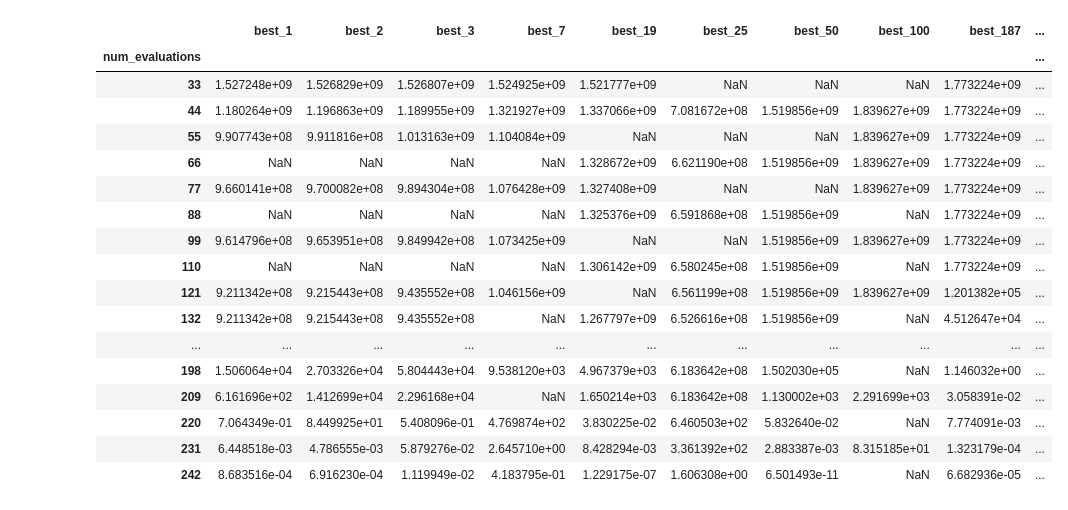
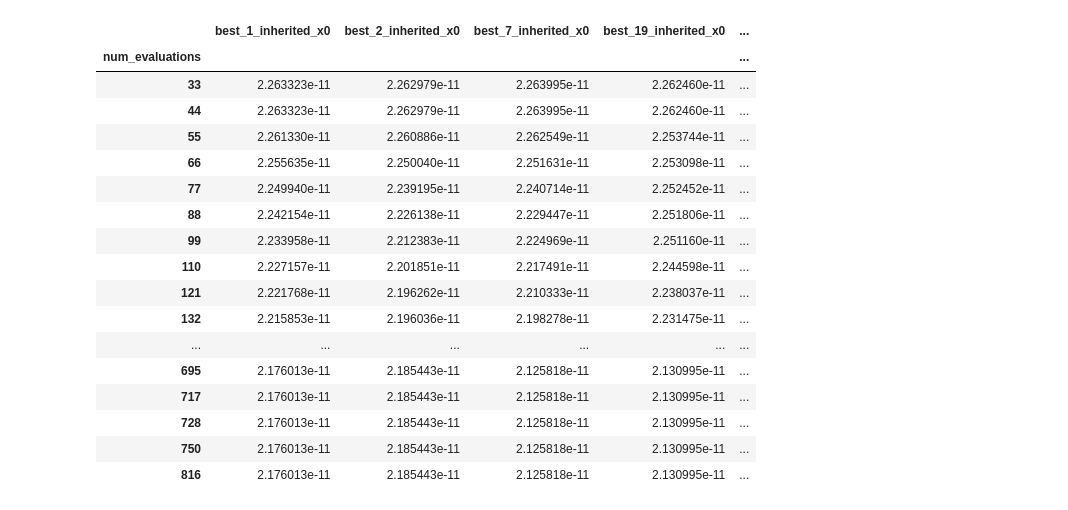
Before and after one commit to mbienkowsk/cmabfgs-research, a Jupyter notebook: experiments/quad_convergence/exploration.ipynb, the cells around one changed output. Drawn from its saved outputs; the diff is of its cells as text; code cells hidden in the pictures.

Commit message:
chore: update exploration notebook for quad conv

```diff
--- a/experiments/quad_convergence/exploration.ipynb
+++ b/experiments/quad_convergence/exploration.ipynb
@@ -3,26 +3,26 @@ import pandas as pd
 import numpy as np
 import matplotlib.pyplot as plt
 # %%
-RESULTS = "/home/maksym/studia/praca-inzynierska/thesis-2/experiments/quad_convergence/results/d10/bfgs_d10.parquet"
-df = pd.read_parquet(RESULTS)
-dfs = [d for _, d in df.groupby("run_id")]
-df.head(20)
+RESULTS = "/home/maksym/studia/praca-inzynierska/thesis-2/experiments/quad_convergence/results/d10/agg/bfgs_inherited_x0.parquet"
+# RESULTS = "/home/maksym/studia/praca-inzynierska/thesis-2/experiments/quad_convergence/results/d10/raw/bfgs_inherited_x0.parquet"
+raw = pd.read_parquet(RESULTS)
+raw
 # %% [output]
-|  | best_1 | best_2 | best_3 | best_7 | best_19 | best_25 | best_50 | best_100 | best_187 | ... |
-| num_evaluations |  |  |  |  |  |  |  |  |  | ... |
-| 33 | 1.527248e+09 | 1.526829e+09 | 1.526807e+09 | 1.524925e+09 | 1.521777e+09 | NaN | NaN | NaN | 1.773224e+09 | ... |
-| 44 | 1.180264e+09 | 1.196863e+09 | 1.189955e+09 | 1.321927e+09 | 1.337066e+09 | 7.081672e+08 | 1.519856e+09 | 1.839627e+09 | 1.773224e+09 | ... |
-| 55 | 9.907743e+08 | 9.911816e+08 | 1.013163e+09 | 1.104084e+09 | NaN | NaN | NaN | 1.839627e+09 | 1.773224e+09 | ... |
-| 66 | NaN | NaN | NaN | NaN | 1.328672e+09 | 6.621190e+08 | 1.519856e+09 | 1.839627e+09 | 1.773224e+09 | ... |
-| 77 | 9.660141e+08 | 9.700082e+08 | 9.894304e+08 | 1.076428e+09 | 1.327408e+09 | NaN | NaN | 1.839627e+09 | 1.773224e+09 | ... |
-| 88 | NaN | NaN | NaN | NaN | 1.325376e+09 | 6.591868e+08 | 1.519856e+09 | NaN | 1.773224e+09 | ... |
-| 99 | 9.614796e+08 | 9.653951e+08 | 9.849942e+08 | 1.073425e+09 | NaN | NaN | 1.519856e+09 | 1.839627e+09 | 1.773224e+09 | ... |
-| 110 | NaN | NaN | NaN | NaN | 1.306142e+09 | 6.580245e+08 | 1.519856e+09 | NaN | 1.773224e+09 | ... |
-| 121 | 9.211342e+08 | 9.215443e+08 | 9.435552e+08 | 1.046156e+09 | NaN | 6.561199e+08 | 1.519856e+09 | 1.839627e+09 | 1.201382e+05 | ... |
-| 132 | 9.211342e+08 | 9.215443e+08 | 9.435552e+08 | NaN | 1.267797e+09 | 6.526616e+08 | 1.519856e+09 | NaN | 4.512647e+04 | ... |
-| ... | ... | ... | ... | ... | ... | ... | ... | ... | ... | ... |
-| 198 | 1.506064e+04 | 2.703326e+04 | 5.804443e+04 | 9.538120e+03 | 4.967379e+03 | 6.183642e+08 | 1.502030e+05 | NaN | 1.146032e+00 | ... |
-| 209 | 6.161696e+02 | 1.412699e+04 | 2.296168e+04 | NaN | 1.650214e+03 | 6.183642e+08 | 1.130002e+03 | 2.291699e+03 | 3.058391e-02 | ... |
-| 220 | 7.064349e-01 | 8.449925e+01 | 5.408096e-01 | 4.769874e+02 | 3.830225e-02 | 6.460503e+02 | 5.832640e-02 | NaN | 7.774091e-03 | ... |
-| 231 | 6.448518e-03 | 4.786555e-03 | 5.879276e-02 | 2.645710e+00 | 8.428294e-03 | 3.361392e+02 | 2.883387e-03 | 8.315185e+01 | 1.323179e-04 | ... |
-| 242 | 8.683516e-04 | 6.916230e-04 | 1.119949e-02 | 4.183795e-01 | 1.229175e-07 | 1.606308e+00 | 6.501493e-11 | NaN | 6.682936e-05 | ... |
+|  | best_1_inherited_x0 | best_2_inherited_x0 | best_7_inherited_x0 | best_19_inherited_x0 | ... |
+| num_evaluations |  |  |  |  | ... |
+| 33 | 2.263323e-11 | 2.262979e-11 | 2.263995e-11 | 2.262460e-11 | ... |
+| 44 | 2.263323e-11 | 2.262979e-11 | 2.263995e-11 | 2.262460e-11 | ... |
+| 55 | 2.261330e-11 | 2.260886e-11 | 2.262549e-11 | 2.253744e-11 | ... |
+| 66 | 2.255635e-11 | 2.250040e-11 | 2.251631e-11 | 2.253098e-11 | ... |
+| 77 | 2.249940e-11 | 2.239195e-11 | 2.240714e-11 | 2.252452e-11 | ... |
+| 88 | 2.242154e-11 | 2.226138e-11 | 2.229447e-11 | 2.251806e-11 | ... |
+| 99 | 2.233958e-11 | 2.212383e-11 | 2.224969e-11 | 2.251160e-11 | ... |
+| 110 | 2.227157e-11 | 2.201851e-11 | 2.217491e-11 | 2.244598e-11 | ... |
+| 121 | 2.221768e-11 | 2.196262e-11 | 2.210333e-11 | 2.238037e-11 | ... |
+| 132 | 2.215853e-11 | 2.196036e-11 | 2.198278e-11 | 2.231475e-11 | ... |
+| ... | ... | ... | ... | ... | ... |
+| 695 | 2.176013e-11 | 2.185443e-11 | 2.125818e-11 | 2.130995e-11 | ... |
+| 717 | 2.176013e-11 | 2.185443e-11 | 2.125818e-11 | 2.130995e-11 | ... |
+| 728 | 2.176013e-11 | 2.185443e-11 | 2.125818e-11 | 2.130995e-11 | ... |
+| 750 | 2.176013e-11 | 2.185443e-11 | 2.125818e-11 | 2.130995e-11 | ... |
+| 816 | 2.176013e-11 | 2.185443e-11 | 2.125818e-11 | 2.130995e-11 | ... |
```
Also changed, not shown: parts of 6 cells of this notebook.
